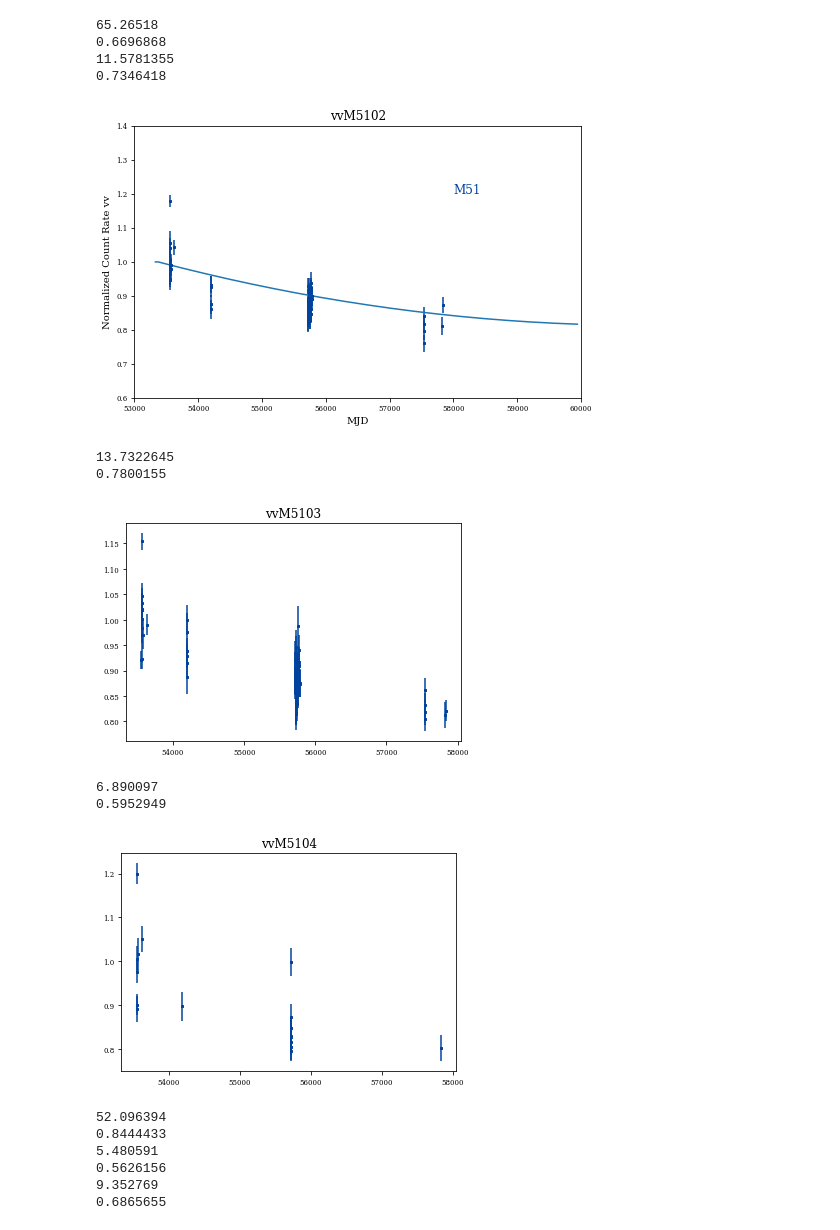
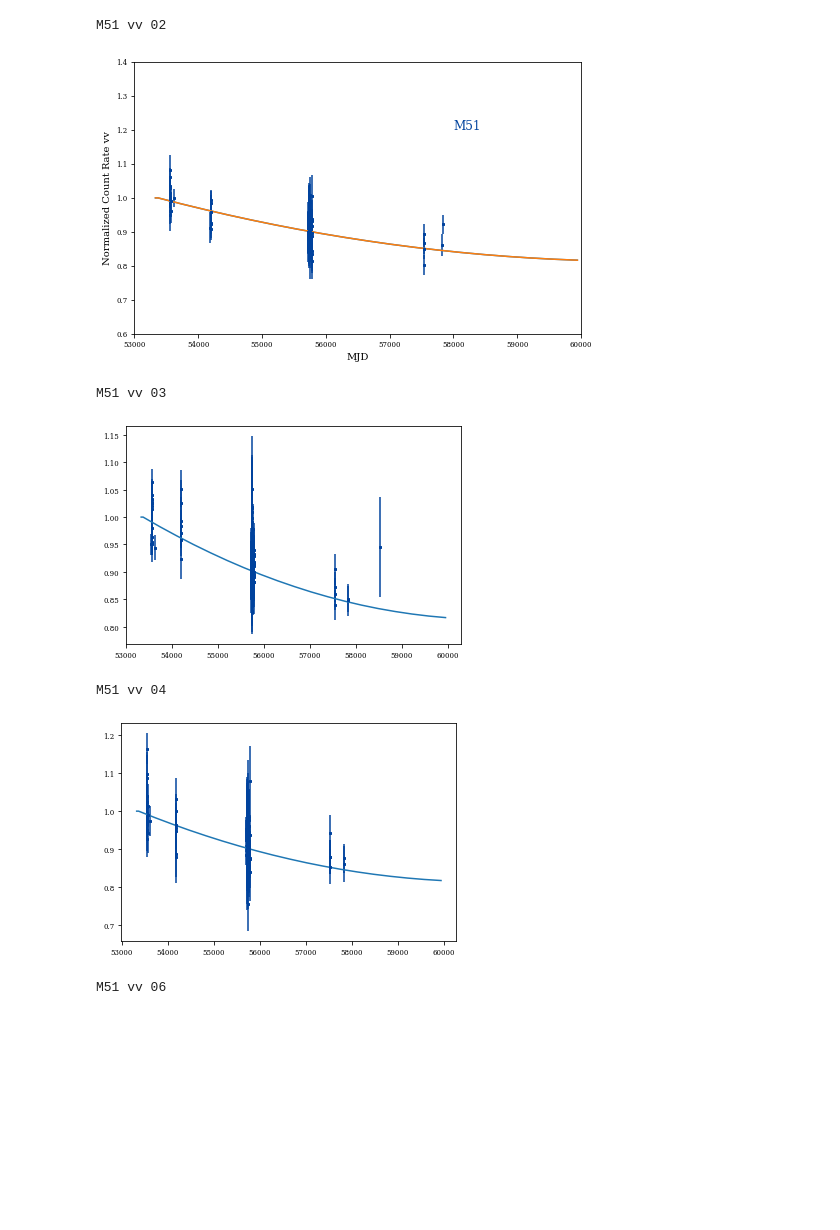
Before and after one commit to pbrown801/UVOTsens, a Jupyter notebook: loopyrates.ipynb, the cells around one changed output. Cells and saved outputs as stored; diff of their text form; code cells hidden in the pictures; blank space fills up the shorter version.

```diff
--- a/loopyrates.ipynb
+++ b/loopyrates.ipynb
@@ -33,11 +32,11 @@ for filter in filters:
     ax.set_xlabel('MJD')
     ax.set_ylabel('Normalized Count Rate '+filter)
     ax.axis([53000.0,60000.0,0.6,1.4])
-    hdul=fits.open('../swusenscorr20041120v006.fits')
+    hdul=fits.open('swusenscorr20041120v006.fits')
     data=hdul[index+1].data
     time=data['TIME']
     uvotoffset=data['OFFSET']
-    uvotmjd=time/60/60/24+51910.0
+    uvotmjd=time/60/60/24.0+51910.0
     #print(uvotmjd)
     #plt.plot(uvotmjd,1.0-uvotoffset)
     plt.plot(uvotmjd,1/(1.0+uvotoffset))
@@ -51,7 +50,7 @@ for filter in filters:
         ax.text(58000, 1.2-fieldindex*0.1, field, fontsize=12, color=colors[fieldindex])
         for comp in comps:
             #print(comp)
-            file='compdata/'+field+'_'+filter+'_3_comp'+comp+'.dat'
+            file='compdata/'+field+'_'+filter+'_3_5_comp'+comp+'.dat'
             mjd=[]
             cr3=[]
             cr3e=[]
@@ -68,54 +67,52 @@ for filter in filters:
                     cr3.append(columns[2])
                     cr3e.append(columns[3])
                     cr5.append(columns[4])
                     cr5e.append(columns[5])
                 f.close()
                 mjd=np.array(mjd, dtype=np.float32)
                 cr3=np.array(cr3, dtype=np.float32)
                 cr5=np.array(cr5, dtype=np.float32)
                 cr3e=np.array(cr3e, dtype=np.float32)
                 cr5e=np.array(cr5e, dtype=np.float32)
                 earliest=np.min(mjd)
                 early=[]
                 #early=np.where(mjd<(earliest+80.0))
                 early=np.where(mjd<54050)
                 if len(early[0])>3:
+                    earlymean=np.mean(cr5[early])
+                    earlystd=np.std(cr5[early])
+                    earlyfiltered=[e for e in cr5[early] if (earlymean - 2*earlystd < e < earlymean + 2*earlystd)]
                     cr3earlymean=stats.mean(cr3[early])
-                    cr5earlymean=stats.mean(cr5[early])
-                    cr5earlystdev=np.std(cr5[early])
-                    print(cr5earlymean)
-                    print(cr5earlystdev)
-                    high=np.where(cr5/cr5e > 25)
+                    cr5earlymean=stats.mean(earlyfiltered)
+                    cr5earlystdev=np.std(earlyfiltered)
+                    #print(cr5earlymean)
+                    #print(cr5earlystdev)
+                    high=np.where(cr5/cr5e > 10)
                     #print(cr3/cr3e)
                     close=np.where(abs(cr5-stats.mean(cr5))<2.0*np.std(cr5))
                     #print(high and close)
                     #print(abs(cr3-stats.mean(cr3))<3*np.std(cr3))
                     #cr3[good]/cr3e[good]
                     #print(cr3[high and close])
                     good=high #and close
-                    if cr5earlymean/cr5earlystdev > 10 and cr5earlymean<50:
+                    if cr5earlymean<50:
+                        #plt.errorbar(mjd, cr5/cr5earlymean, cr5e/cr5earlymean, marker='s', linestyle='none', mfc=colors[fieldindex],mec=colors[fieldindex], ms=2, mew=1, color=colors[fieldindex])
                         plt.errorbar(mjd[good], cr5[good]/cr5earlymean, cr5e[good]/cr5earlymean, marker='s', linestyle='none', mfc=colors[fieldindex],mec=colors[fieldindex], ms=2, mew=1, color=colors[fieldindex])
-                        plt.title(filter+field+comp)
+                        #plt.errorbar(mjd[good], cr5[good]/cr3[good], cr5e[good]/cr3[good], marker='s', linestyle='none', mfc=colors[fieldindex],mec=colors[fieldindex], ms=2, mew=1, color=colors[fieldindex])
+                        #plt.title(filter+field+comp)
+                        print(field,filter,comp)
+                        plt.plot(uvotmjd,1/(1.0+uvotoffset))
                         plt.show()
                     #plt.errorbar(mjd[good], cr3[good]/cr3earlymean, cr3e[good]/cr3earlymean, marker='s', linestyle='none', mfc=colors[fieldindex],mec=colors[fieldindex], ms=2, mew=1, color=colors[fieldindex])
                     #plt.errorbar(mjd[good], cr5[good]/cr3[good], cr5e[good]/cr3[good], marker='s', linestyle='none', mfc=colors[fieldindex],mec=colors[fieldindex], ms=2, mew=1, color=colors[fieldindex]))
                     #print(cr5/cr5earlymean)
                     #print(good)
+    #plt.show()
 # %% [output]
-65.26518
-0.6696868
-11.5781355
-0.7346418
+M51 vv 02
-[figure, old version]
+[figure, new version]
-13.7322645
-0.7800155
+M51 vv 03
-[figure, old version]
+[figure, new version]
-6.890097
-0.5952949
+M51 vv 04
-[figure, old version]
+[figure, new version]
-52.096394
-0.8444433
-5.480591
-0.5626156
-9.352769
-0.6865655
+M51 vv 06
```
Also changed, not shown: parts of 3 cells of this notebook, 8 other files.
